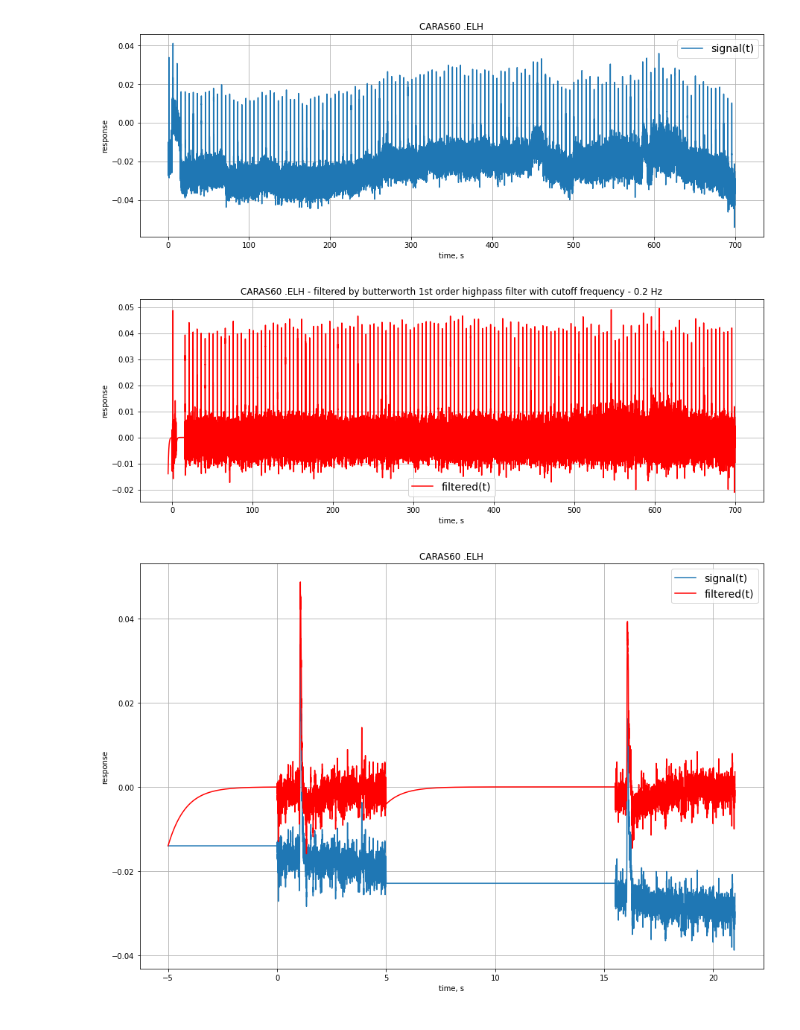
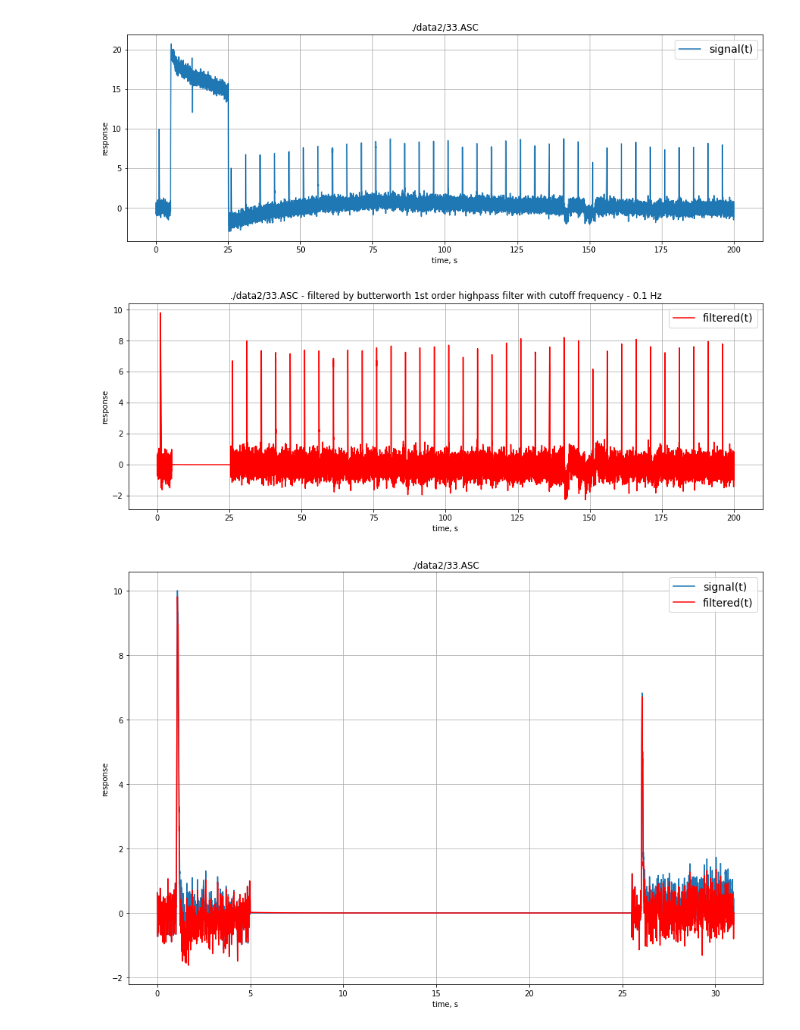
Before and after one commit to AndreiZherder/adaptation-memory, a Jupyter notebook: carassius.ipynb, the cells around one changed output. Saved outputs shown, nothing was run; the diff lists cells and outputs as text; code cells hidden in the pictures.

```diff
--- a/carassius.ipynb
+++ b/carassius.ipynb
@@ -2,20 +2,18 @@
 import matplotlib.pyplot as plt
 import numpy as np
 
-input_dir = './data/'
-filename = 'CARAS60 .ELH'
-#filename = '32.ASC'
+filename = './data2/33.ASC'
 fs = 500                    # частота дискретизации, Гц
 first_stim_start_time = 1   # начало первого стимула, с
 period = 5                  # период следования стимулов, с
 background_start_time = 5   # начало фоновой засветки, с
-background_duration = 10    # длительность фоновой засветки, с
-sign = 1                    # полярность {1:'+', -1:'-'}
-low_cutoff = 0.2            # частота среза highpass фильтра, Гц
+background_duration = 20    # длительность фоновой засветки, с
+sign = -1                    # полярность {1:'+', -1:'-'}
+low_cutoff = 0.1            # частота среза highpass фильтра, Гц
 # начало первого импульса после фоновой засветки
 after_background_start_time = first_stim_start_time + ((background_start_time + background_duration - first_stim_start_time) // period + 1) * period
 # %%
-with open(input_dir + filename, 'r', encoding='utf-8') as file:
+with open(filename, 'r', encoding='utf-8') as file:
     file.readline()
     line = file.readline()
     while line and line[0] == '"':
@@ -37,20 +35,19 @@ ax.set_title(filename)
 ax.legend(prop={"size": 14})
 ax.grid()
 # %% [output]
-[figure, old version]
+[figure, new version]
-# %%
-# Добавление префикса длиной 1 / low_cutoff секунд, для того чтобы к 0 с завершился переходный процесс highpass фильтра
-start_time = -int(1 / low_cutoff)
-end_time = int((n - 1) / fs)
-prefix = np.full(-start_time * fs, signal[0])
-signal = np.concatenate((prefix, signal))
-# Удаление ступеньки, для того чтобы избежать переходного процесса фильтра после нее и измерить высоту первого после нее стимула
-begin = (background_start_time - start_time) * fs
-end = (after_background_start_time - start_time) * fs - (after_background_start_time - background_start_time - background_duration) * fs // 2
-backup = np.array(signal[begin:end])
-signal[begin:end] = signal[end]
-n = signal.size
-t = np.linspace(start_time, end_time, n)
+# %%
+# Смещение сигнала до начала фона к 0
+signal[:background_start_time * fs] -= signal[:first_stim_start_time * fs].mean()
+
+begin = background_start_time * fs
+end = after_background_start_time * fs - (after_background_start_time - background_start_time - background_duration) * fs // 2
+# Копия фона - необходима, чтобы его потом нарисовать вместе с отфильтрованным сигналом
+background = np.array(signal[begin:end])
+# Смещение сигнала после окончания фона к 0
+signal[end:] -= signal[end:after_background_start_time * fs].mean()
+# Удаление фона, для того чтобы избежать переходного процесса фильтра после него и измерить высоту первого после нее стимула
+signal[begin:end] = 0
 # %%
 from scipy.signal import butter, lfilter
 
@@ -68,20 +65,20 @@ ax.set_title(f'{filename} - filtered by butterworth 1st order highpass filter wi
 ax.legend(prop={"size": 14})
 ax.grid()
 # %% [output]
-[figure, old version]
+[figure, new version]
 # %%
 fig, ax = plt.subplots()
-end = (after_background_start_time - start_time) * fs + period * fs
+end = after_background_start_time * fs + period * fs
 ax.plot(t[:end], signal[:end], label='signal(t)')
 ax.plot(t[:end], filtered[:end], 'r', label='filtered(t)')
 fig.set_figwidth(15)
 fig.set_figheight(10)
 ax.set_xlabel('time, s')
 ax.set_ylabel('response')
 ax.set_title(f'{filename}')
 ax.legend(prop={"size": 14})
 ax.grid()
 # %% [output]
-[figure, old version]
+[figure, new version]
 # %%
 # Возврат ступеньки, смещенной к нулю, в отфильтрованный сигнал, просто чтобы ее нарисовать
```
Also changed, not shown: parts of 4 cells of this notebook.
